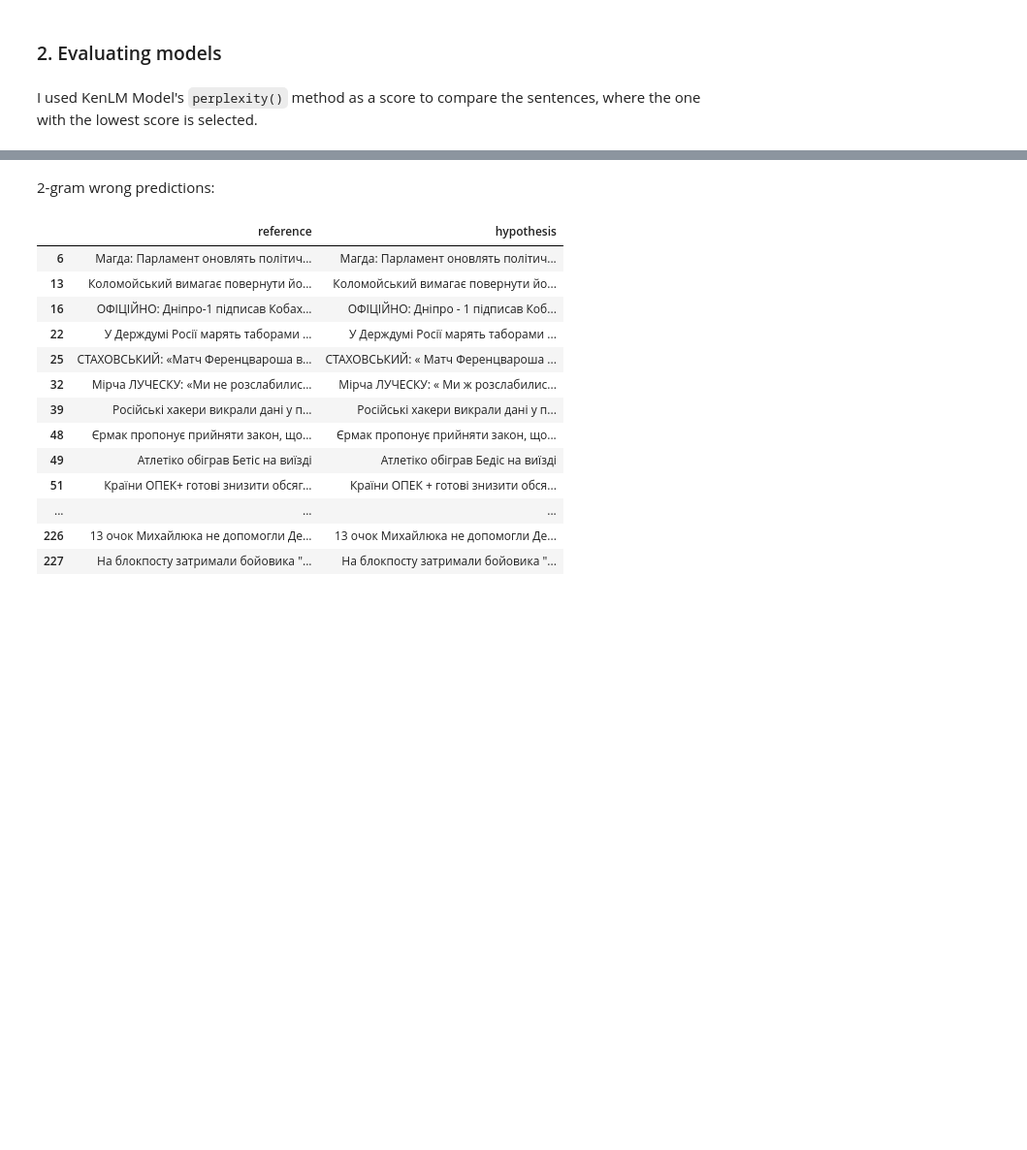
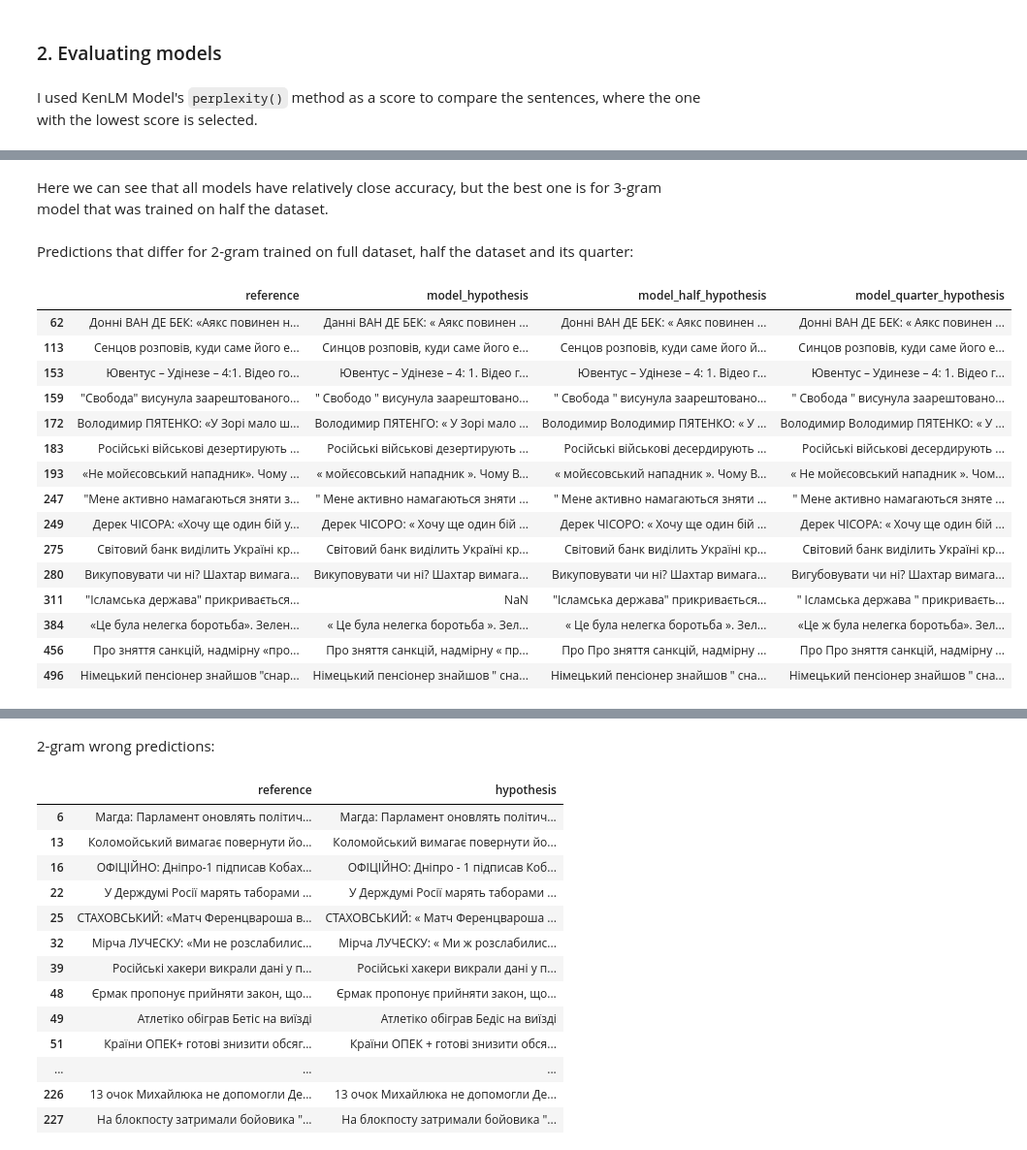
Before and after one commit to Kofful/asr-clm, a Jupyter notebook: ASR.ipynb, the cells around one changed output, grey strips where cells are left out. Shown at 97% size. Drawn from its saved outputs; the diff is of its cells as text; code cells hidden in the pictures; blank space fills up the shorter version.

Commit message:
Add analysis of wrong predictions

```diff
--- a/ASR.ipynb
+++ b/ASR.ipynb
@@ -267,10 +267,20 @@ Note: you may need to restart the kernel to use updated packages.
 I used KenLM Model's `perplexity()` method as a score to compare the sentences, where the one with the lowest score is selected.
 # %%
 import kenlm
+import json
+import math
+import pandas as pd
 
-models = []
+pd.set_option('display.max_colwidth', None)
+
+models = {}
 
 for n in range(2, 5):
+    row = {}
     for suffix in ['', '_half', '_quarter']:
-        models.append(kenlm.Model(f"models/{n}gram{suffix}.binary"))
+        row[f"model{suffix}"] = kenlm.Model(f"models/{n}gram{suffix}.binary")
+
+    models[f"{n}gram"] = row
+
+models = pd.DataFrame(models, index = models.keys())
 # %%
@@ -328,0 +341,35 @@ print(accuracies)
+# %% [markdown]
+Here we can see that all models have relatively close accuracy, but the best one is for 3-gram model that was trained on half the dataset.
+# %% [markdown]
+Predictions that differ for 2-gram trained on full dataset, half the dataset and its quarter:
+# %%
+rows = {}
+column_names = []
+
+for index in wrong_predictions['2gram'].keys():
+    rows['reference'] = wrong_predictions['2gram'][index]['reference']
+    column_name = f"{index}_hypothesis"
+    rows[column_name] = wrong_predictions['2gram'][index]['hypothesis']
+    column_names.append(column_name)
+
+wrong_2gram_predictions = pd.DataFrame(rows)
+wrong_2gram_predictions = wrong_2gram_predictions[wrong_2gram_predictions[column_names].nunique(axis = 1) > 1]
+
+display(wrong_2gram_predictions)
+# %% [output]
+|  | reference | model_hypothesis | model_half_hypothesis | model_quarter_hypothesis |
+| 62 | Донні ВАН ДЕ БЕК: «Аякс повинен н... | Данні ВАН ДЕ БЕК: « Аякс повинен ... | Донні ВАН ДЕ БЕК: « Аякс повинен ... | Донні ВАН ДЕ БЕК: « Аякс повинен ... |
+| 113 | Сенцов розповів, куди саме його е... | Синцов розповів, куди саме його е... | Сенцов розповів, куди саме його й... | Синцов розповів, куди саме його е... |
+| 153 | Ювентус – Удінезе – 4:1. Відео го... | Ювентус – Удінезе – 4: 1. Відео г... | Ювентус – Удінезе – 4: 1. Відео г... | Ювентус – Удинезе – 4: 1. Відео г... |
+| 159 | "Свобода" висунула заарештованого... | " Свободо " висунула заарештовано... | " Свобода " висунула заарештовано... | " Свобода " висунула заарештовано... |
+| 172 | Володимир ПЯТЕНКО: «У Зорі мало ш... | Володимир ПЯТЕНГО: « У Зорі мало ... | Володимир Володимир ПЯТЕНКО: « У ... | Володимир Володимир ПЯТЕНКО: « У ... |
+| 183 | Російські військові дезертирують ... | Російські військові дезертирують ... | Російські військові десердирують ... | Російські військові десердирують ... |
+| 193 | «Не мойєсовський нападник». Чому ... | « мойєсовський нападник ». Чому В... | « мойєсовський нападник ». Чому В... | « Не мойєсовський нападник ». Чом... |
+| 247 | "Мене активно намагаються зняти з... | " Мене активно намагаються зняти ... | " Мене активно намагаються зняти ... | " Мене активно намагаються зняте ... |
+| 249 | Дерек ЧІСОРА: «Хочу ще один бій у... | Дерек ЧІСОРО: « Хочу ще один бій ... | Дерек ЧІСОРО: « Хочу ще один бій ... | Дерек ЧІСОРА: « Хочу ще один бій ... |
+| 275 | Світовий банк виділить Україні кр... | Світовий банк виділить Україні кр... | Світовий банк виділить Україні кр... | Світовий банк виділить Україні кр... |
+| 280 | Викуповувати чи ні? Шахтар вимага... | Викуповувати чи ні? Шахтар вимага... | Викуповувати чи ні? Шахтар вимага... | Вигубовувати чи ні? Шахтар вимага... |
+| 311 | "Ісламська держава" прикривається... | NaN | "Ісламська держава" прикривається... | " Ісламська держава " прикриваєть... |
+| 384 | «Це була нелегка боротьба». Зелен... | « Це була нелегка боротьба ». Зел... | « Це була нелегка боротьба ». Зел... | «Це ж була нелегка боротьба». Зел... |
+| 456 | Про зняття санкцій, надмірну «про... | Про зняття санкцій, надмірну « пр... | Про Про зняття санкцій, надмірну ... | Про Про зняття санкцій, надмірну ... |
+| 496 | Німецький пенсіонер знайшов "снар... | Німецький пенсіонер знайшов " сна... | Німецький пенсіонер знайшов " сна... | Німецький пенсіонер знайшов " сна... |
```
Also changed, not shown: parts of 7 cells of this notebook.
